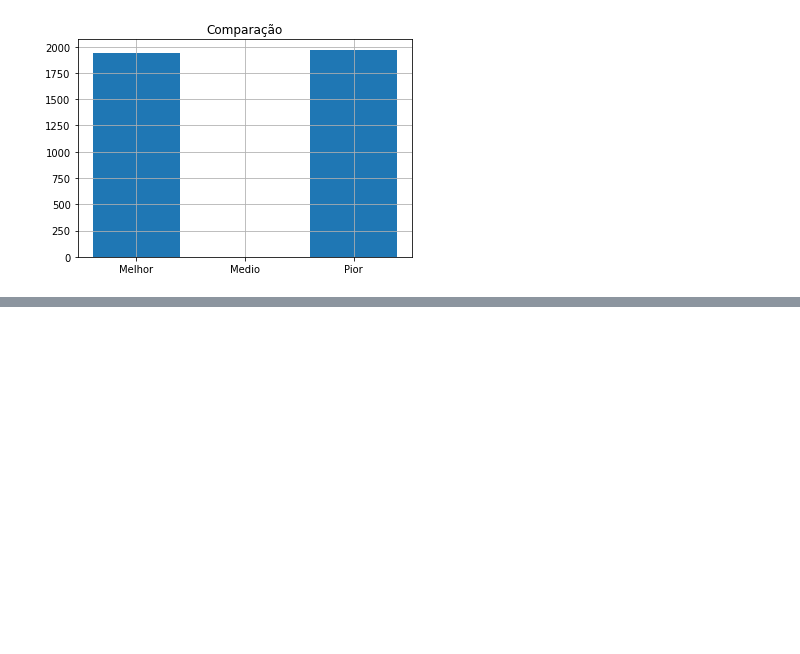
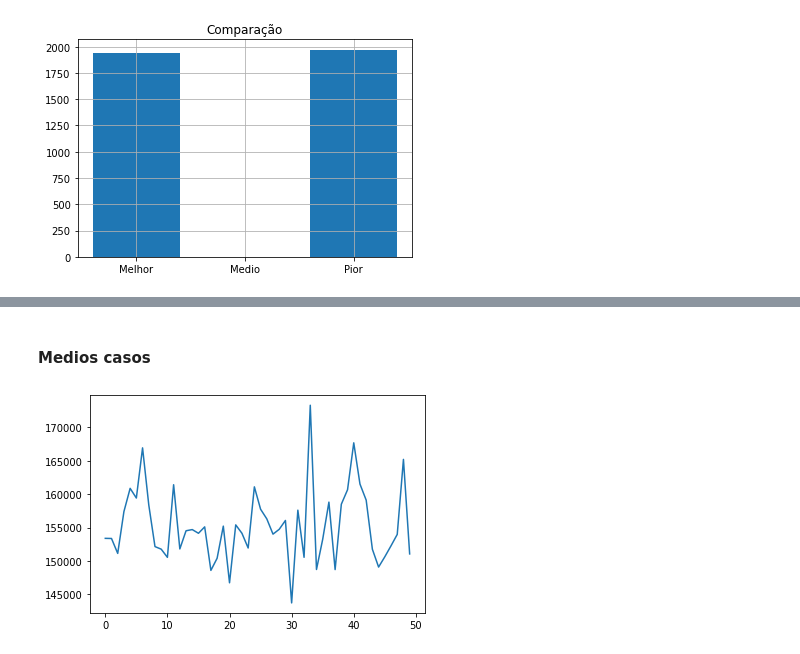
Before and after one commit to svhenrique/ufal, a Jupyter notebook: PAA/TreeSortAnalise.ipynb, the cells around one changed output, grey strips where cells are left out. Saved outputs shown, nothing was run; the diff lists cells and outputs as text; code cells hidden in the pictures; blank space fills up the shorter version.

```diff
--- a/PAA/TreeSortAnalise.ipynb
+++ b/PAA/TreeSortAnalise.ipynb
@@ -333,0 +391,8 @@ plt.show()
+# %% [markdown]
+#### Medios casos
+# %%
+# comparacoes
+plt.plot([analise['comparacoes'] for analise in medios_casos])
+plt.show()
+# %% [output]
+[figure, added]
```
Also changed, not shown: parts of 29 cells of this notebook.
